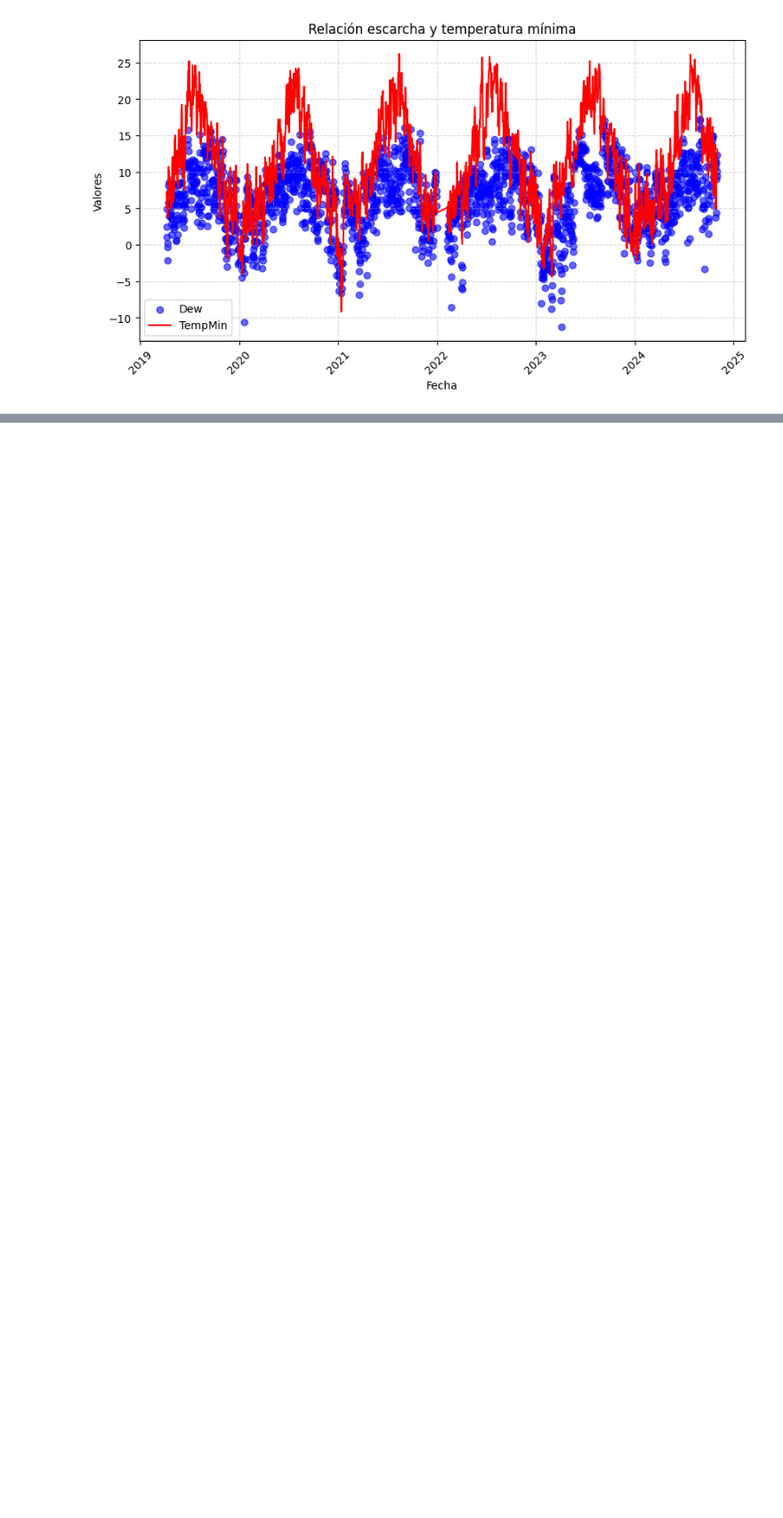
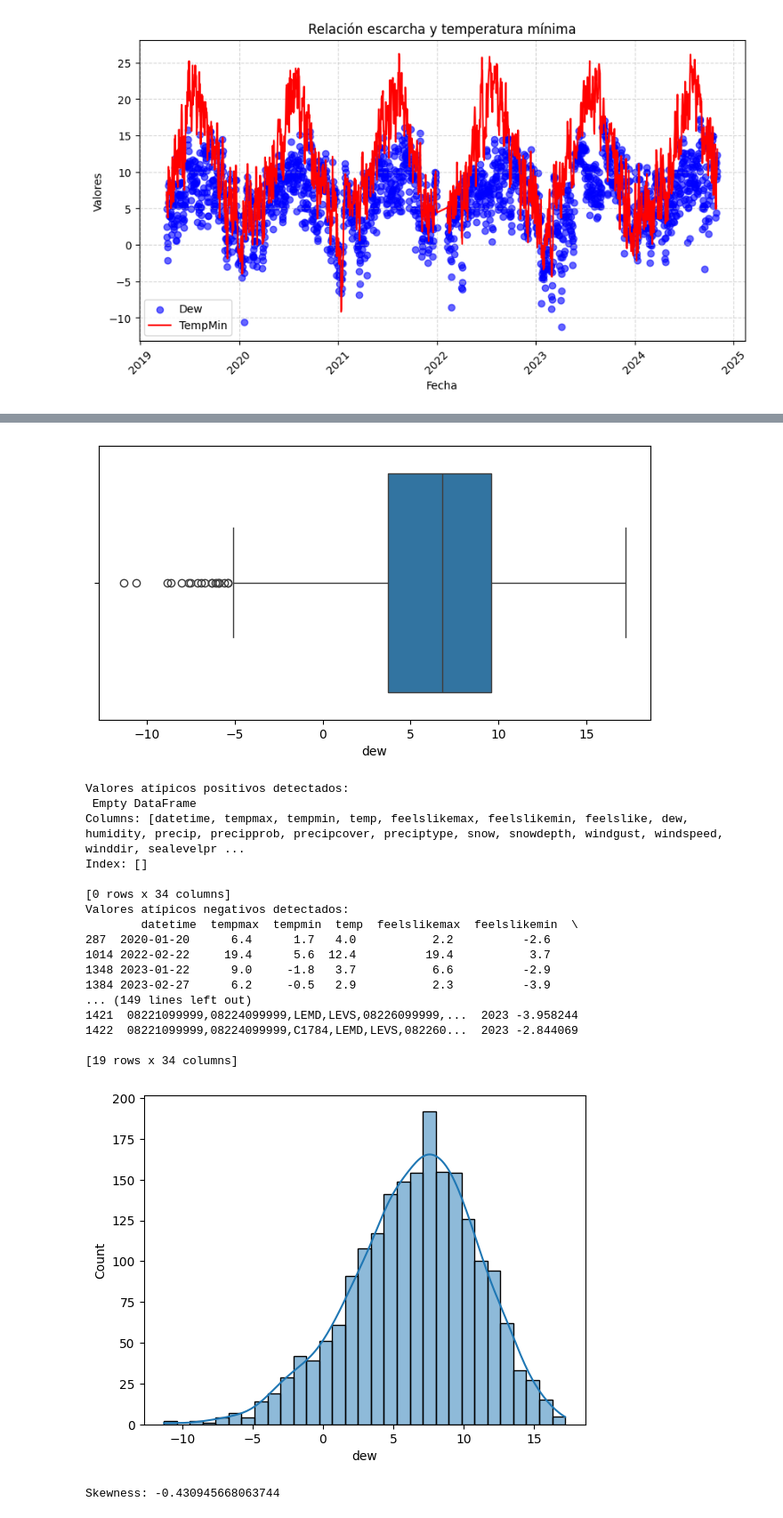
Before and after one commit to J0rge14/TrabajoTemperatura, a Jupyter notebook: temperatura.ipynb, the cells around one changed output, grey strips where cells are left out. Shown at 89% size. Saved outputs shown, nothing was run; the diff lists cells and outputs as text; code cells hidden in the pictures; blank space fills up the shorter version.

Commit message:
Eliminacion outliers

```diff
--- a/temperatura.ipynb
+++ b/temperatura.ipynb
@@ -110,0 +93,71 @@ plt.show()
+# %%
+# Creamos el Boxplot dew
+
+plt.figure(figsize=(8, 4))
+sns.boxplot(x=df['dew']) #df['valores'] es una columna de un DataFrame que contiene los datos que queremos analizar.
+
+# Mostramos el gráfico
+plt.show()
+
+# Calcular el Z-score
+df['z_score'] = zscore(df['dew'])
+
+# Filtrar outliers poisitivos y negativos
+outliers_positivos = df[df['z_score'] > 3]   # Solo valores muy altos
+outliers_negativos = df[df['z_score'] < -3]  # Solo valores muy bajos
+
+print("Valores atípicos positivos detectados:\n", outliers_positivos)
+print("Valores atípicos negativos detectados:\n", outliers_negativos)
+
+# Calcular cuartiles
+Q1 = np.percentile(df['dew'], 25)  # Primer cuartil (Q1)
+Q3 = np.percentile(df['dew'], 75)  # Tercer cuartil (Q3)
+IQR = Q3 - Q1  # Rango intercuartil
+
+# Definir límites para detectar outliers
+limite_inferior = Q1 - 1.5 * IQR
+limite_superior = Q3 + 1.5 * IQR
+
+# Filtrar outliers
+outliers = df[(df['dew'] < limite_inferior) | (df['dew'] > limite_superior)]
+print("Outliers encontrados:\n", outliers) # Los valores que están fuera del rango [Q1 - 1.5*IQR, Q3 + 1.5*IQR] se consideran outliers.
+
+#Grafico distribucion
+sns.histplot(df['dew'], kde=True)
+plt.show()
+
+from scipy.stats import skew
+
+print("Skewness:", skew(df['dew']))
+
+#Winsorizacion
+from scipy.stats.mstats import winsorize
+
+df['valores_winsor'] = winsorize(df['dew'], limits=[0.02, 0])  # Recorta el 5% inferior y superior
+
+plt.figure(figsize=(8, 4))
+sns.boxplot(x=df['dew']) #df['valores'] es una columna de un DataFrame que contiene los datos que queremos analizar.
+
+# Mostramos el gráfico
+plt.show()
+# %% [output]
+[figure, added]
+Valores atípicos positivos detectados:
+ Empty DataFrame
+Columns: [datetime, tempmax, tempmin, temp, feelslikemax, feelslikemin, feelslike, dew, humidity, precip, precipprob, precipcover, preciptype, snow, snowdepth, windgust, windspeed, winddir, sealevelpr ...
+Index: []
+
+[0 rows x 34 columns]
+Valores atípicos negativos detectados:
+        datetime  tempmax  tempmin  temp  feelslikemax  feelslikemin  \
+287  2020-01-20      6.4      1.7   4.0           2.2          -2.6
+1014 2022-02-22     19.4      5.6  12.4          19.4           3.7
+1348 2023-01-22      9.0     -1.8   3.7           6.6          -2.9
+1384 2023-02-27      6.2     -0.5   2.9           2.3          -3.9
+... (149 lines left out)
+1421  08221099999,08224099999,LEMD,LEVS,08226099999,...  2023 -3.958244
+1422  08221099999,08224099999,C1784,LEMD,LEVS,082260...  2023 -2.844069
+
+[19 rows x 34 columns]
+[figure, added]
+Skewness: -0.430945668063744
```
Also changed, not shown: parts of 8 cells of this notebook.
